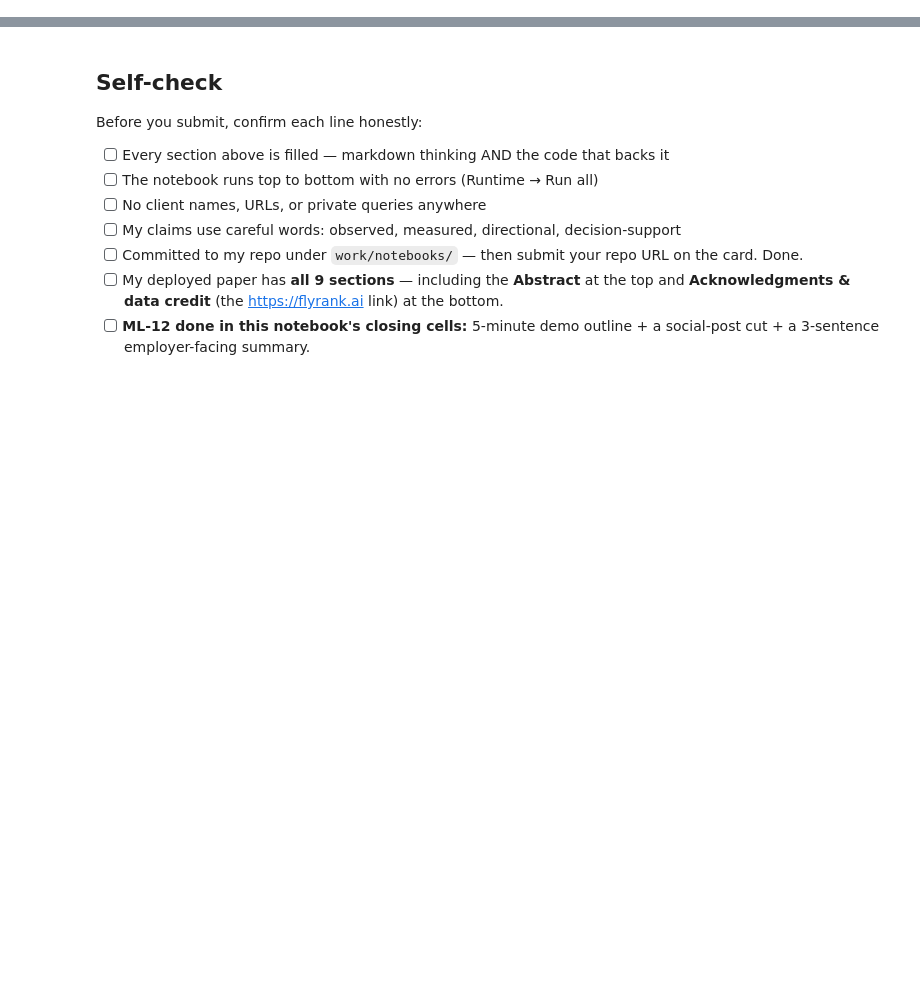
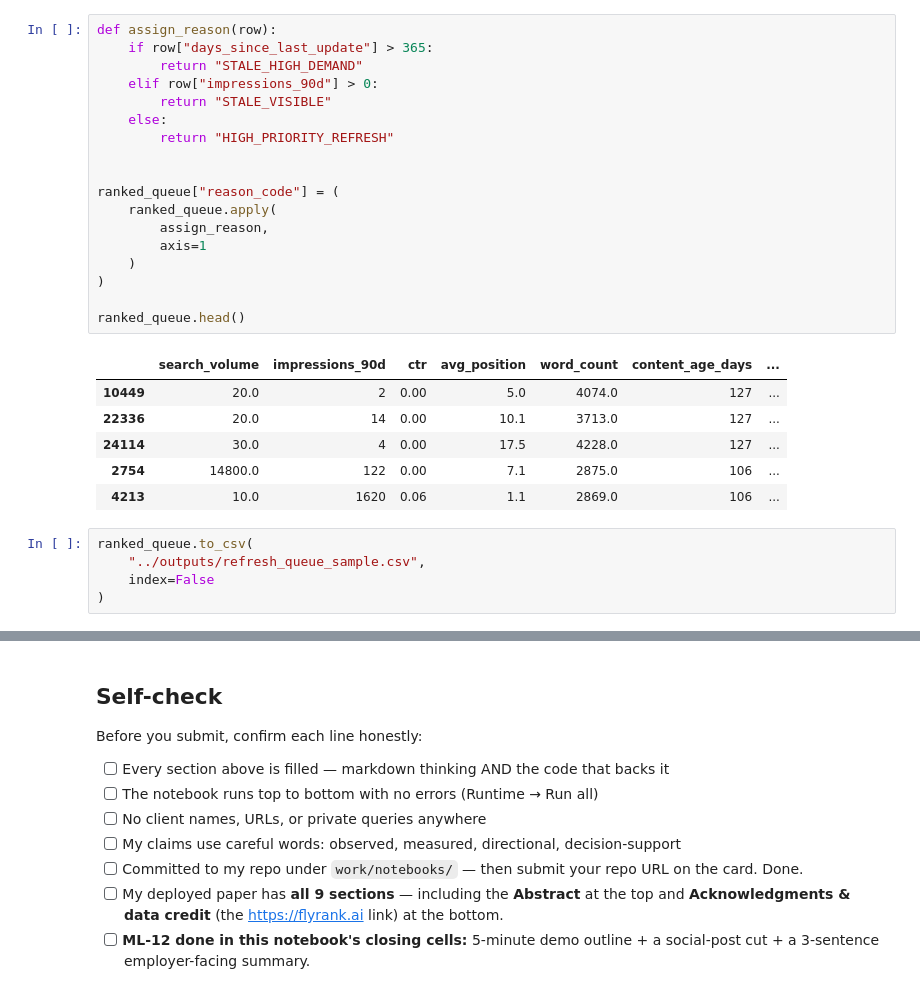
Before and after one commit to LeylaAghayeva1/ml-search-engineering, a Jupyter notebook: work/notebooks/capstone.ipynb, the cells around one changed output, grey strips where cells are left out. Drawn from its saved outputs; the diff is of its cells as text; blank space fills up the shorter version.

```diff
--- a/work/notebooks/capstone.ipynb
+++ b/work/notebooks/capstone.ipynb
@@ -36,0 +365,30 @@ This skeleton is yours to fill. Work the sections **in order** — each one has
+# %%
+def assign_reason(row):
+    if row["days_since_last_update"] > 365:
+        return "STALE_HIGH_DEMAND"
+    elif row["impressions_90d"] > 0:
+        return "STALE_VISIBLE"
+    else:
+        return "HIGH_PRIORITY_REFRESH"
+
+
+ranked_queue["reason_code"] = (
+    ranked_queue.apply(
+        assign_reason,
+        axis=1
+    )
+)
+
+ranked_queue.head()
+# %% [output]
+|  | search_volume | impressions_90d | ctr | avg_position | word_count | content_age_days | ... |
+| 10449 | 20.0 | 2 | 0.00 | 5.0 | 4074.0 | 127 | ... |
+| 22336 | 20.0 | 14 | 0.00 | 10.1 | 3713.0 | 127 | ... |
+| 24114 | 30.0 | 4 | 0.00 | 17.5 | 4228.0 | 127 | ... |
+| 2754 | 14800.0 | 122 | 0.00 | 7.1 | 2875.0 | 106 | ... |
+| 4213 | 10.0 | 1620 | 0.06 | 1.1 | 2869.0 | 106 | ... |
+# %%
+ranked_queue.to_csv(
+    "../outputs/refresh_queue_sample.csv",
+    index=False
+)
```
Also changed, not shown: parts of 30 cells of this notebook, 1 other file.
